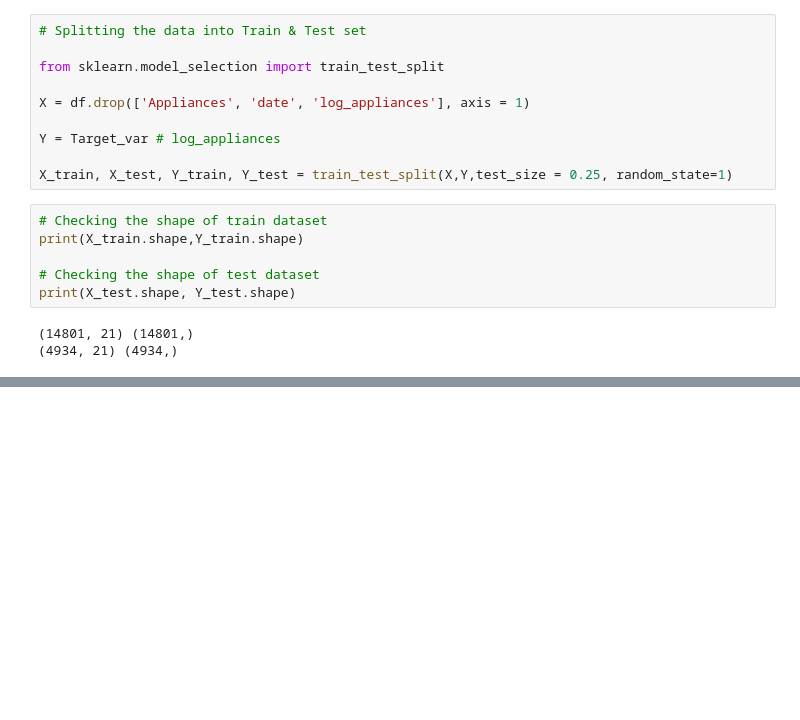
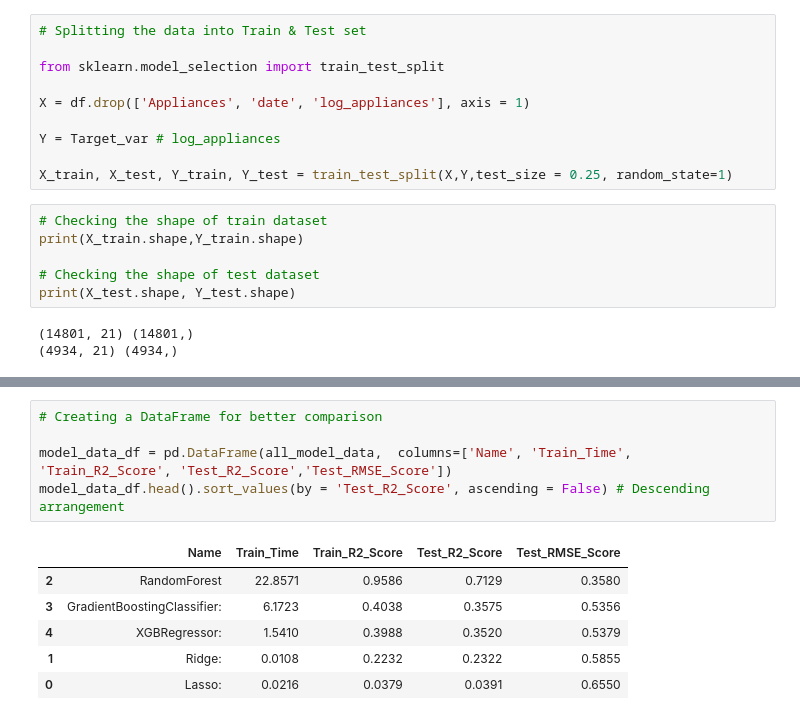
Before and after one commit to SurajSP99/Appliances_Energy_prediction, a Jupyter notebook: Appliances_Energy_Prediction.ipynb, the cells around one changed output, grey strips where cells are left out. Saved outputs shown, nothing was run; the diff lists cells and outputs as text; blank space fills up the shorter version.

```diff
--- a/Appliances_Energy_Prediction.ipynb
+++ b/Appliances_Energy_Prediction.ipynb
@@ -279,0 +332,12 @@ Lasso(alpha=0.0001, max_iter=3000)
+# %%
+# Creating a DataFrame for better comparison
+
+model_data_df = pd.DataFrame(all_model_data,  columns=['Name', 'Train_Time', 'Train_R2_Score', 'Test_R2_Score','Test_RMSE_Score'])
+model_data_df.head().sort_values(by = 'Test_R2_Score', ascending = False) # Descending arrangement
+# %% [output]
+|  | Name | Train_Time | Train_R2_Score | Test_R2_Score | Test_RMSE_Score |
+| 2 | RandomForest | 22.8571 | 0.9586 | 0.7129 | 0.3580 |
+| 3 | GradientBoostingClassifier: | 6.1723 | 0.4038 | 0.3575 | 0.5356 |
+| 4 | XGBRegressor: | 1.5410 | 0.3988 | 0.3520 | 0.5379 |
+| 1 | Ridge: | 0.0108 | 0.2232 | 0.2322 | 0.5855 |
+| 0 | Lasso: | 0.0216 | 0.0379 | 0.0391 | 0.6550 |
```
Also changed, not shown: parts of 22 cells of this notebook.
